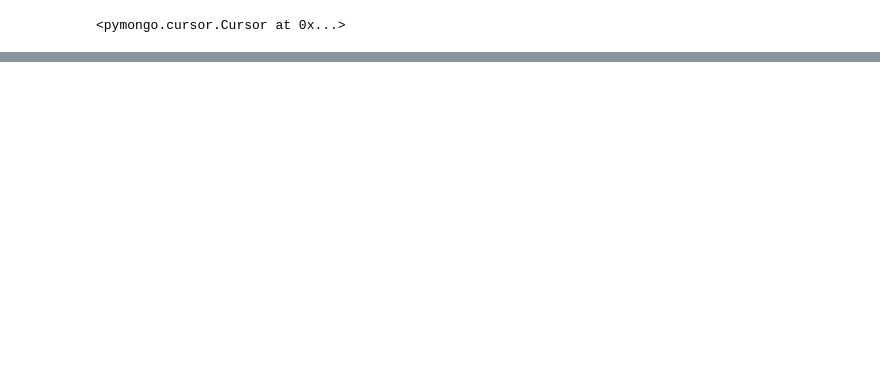
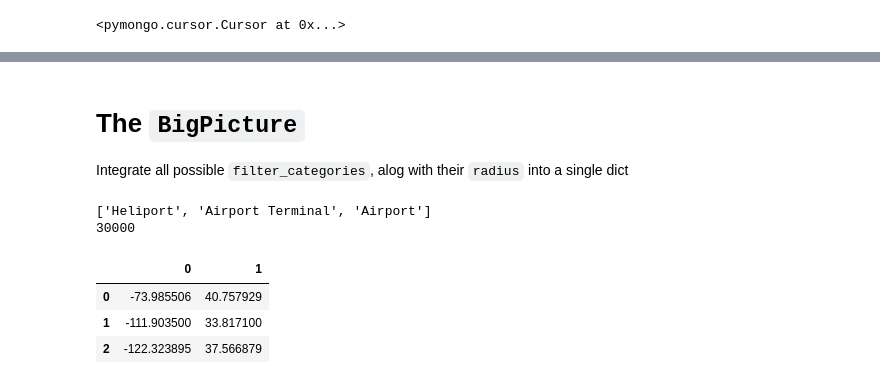
Before and after one commit to rihp/geodata, a Jupyter notebook: MongoDB_GeoQueries.ipynb, the cells around one changed output, grey strips where cells are left out. Cells and saved outputs as stored; diff of their text form; code cells hidden in the pictures; blank space fills up the shorter version.

```diff
--- a/MongoDB_GeoQueries.ipynb
+++ b/MongoDB_GeoQueries.ipynb
@@ -169,0 +220,41 @@ Evaluating this office location: [13.4109071, 52.5013449]
+# %% [markdown]
+# The `BigPicture`
+
+Integrate all possible `filter_categories`, alog with their `radius` into a single dict
+# %%
+# Define the specific_categories each in a groupped Array
+coffee_venues = ['Coffee Shop', 'Café']
+transport_venues = ['Heliport', "Airport Terminal", "Airport"]
+nightlife_venues = ['Bar', 'Beer Garden']
+kids_venues = ['Daycare', 'Preschool', 'Elementary School']
+
+# Then set the `Big Picture`: Which `categories` are matched to the maximum radius
+BigPicture = {'coffee_venues':    (['Coffee Shop', 'Café'],  500),                     # Coffee shops in a 500 mts radius
+              'transport_venues': (['Heliport', "Airport Terminal", "Airport"] ,30000), # Airports in a 20km radius
+              'nightlife_venues': (['Bar', 'Beer Garden'] ,1000),                       # Bars in a 1km radius
+              'kids_venues':      (['Daycare', 'Preschool', 'Elementary School']  ,1000)
+             }
+# %%
+# Loop the specific categories
+dfz = df.copy()
+
+# What are our BigPicture keys called?
+keys = {'transport_venues', 'coffee_venues', 'kids_venues'}
+
+# Optimization:
+# turn this to a for loop later
+key = 'transport_venues'
+filter_categories = BigPicture[key][0]
+radius = BigPicture[key][1]
+
+print(filter_categories )
+print(radius)
+
+dfz.head(3)
+# %% [output]
+['Heliport', 'Airport Terminal', 'Airport']
+30000
+|  | 0 | 1 |
+| 0 | -73.985506 | 40.757929 |
+| 1 | -111.903500 | 33.817100 |
+| 2 | -122.323895 | 37.566879 |
```
Also changed, not shown: parts of 45 cells of this notebook, 6 other files.
